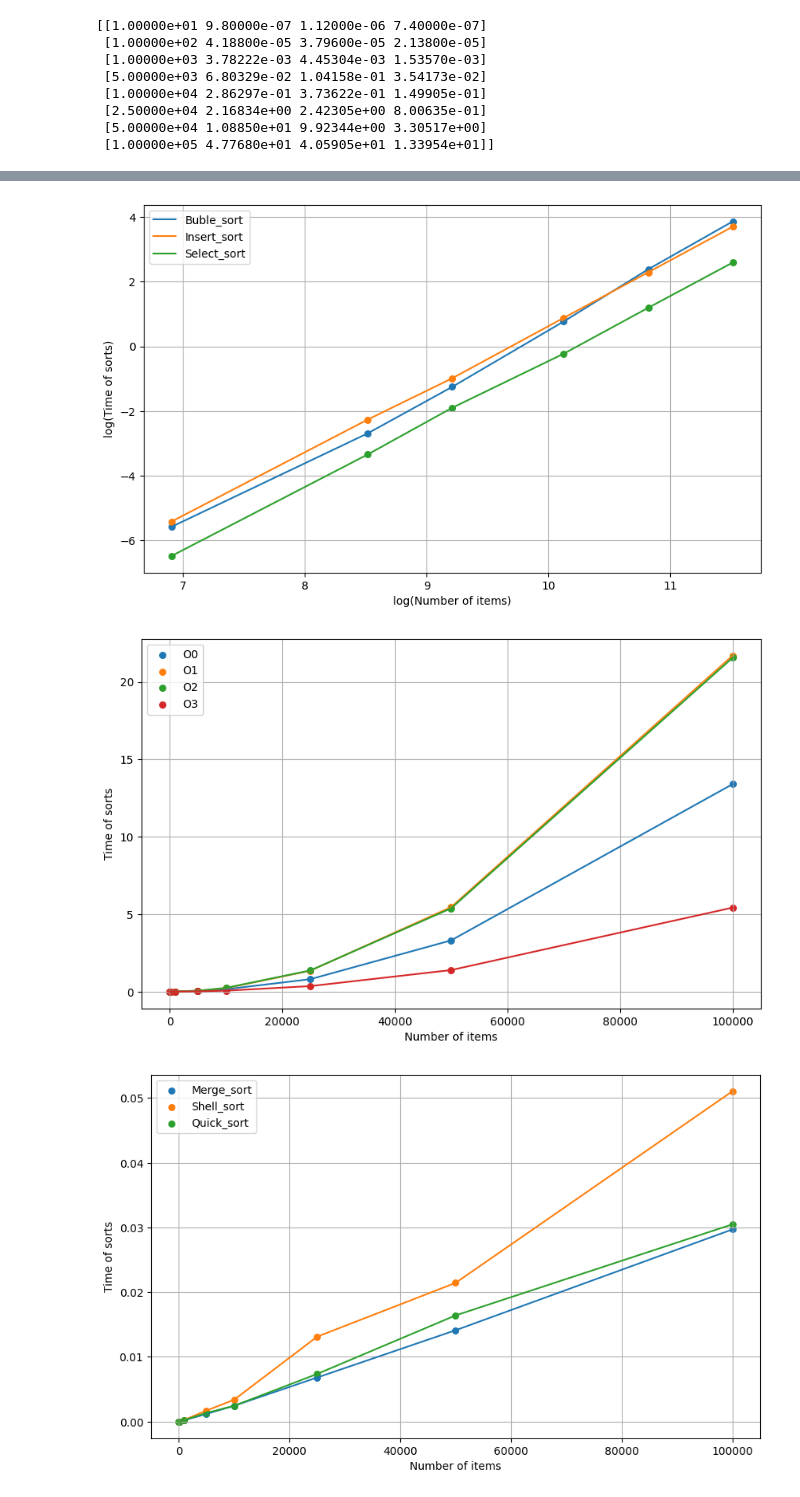
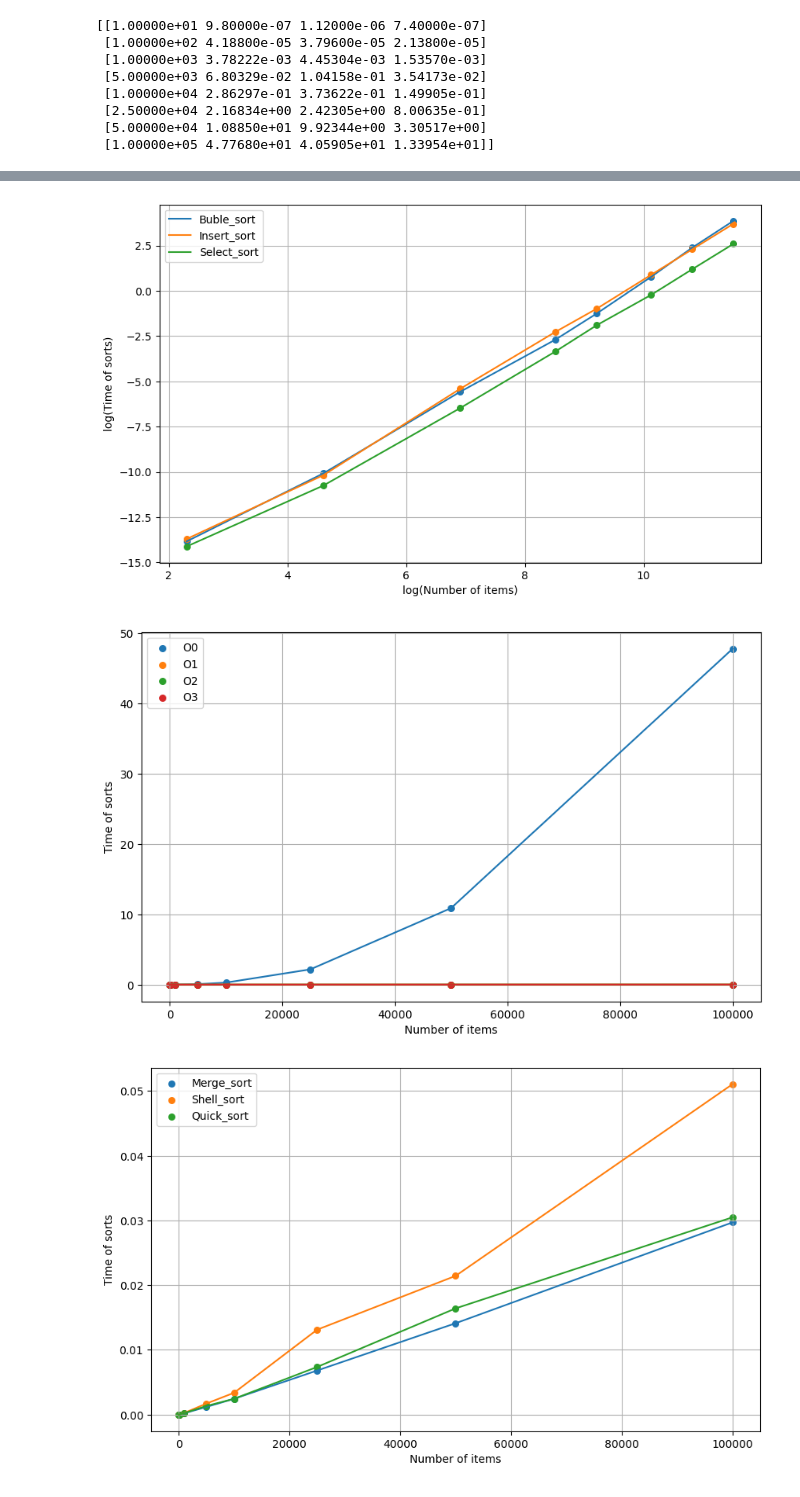
Before and after one commit to Polly23125/Informatics, a Jupyter notebook: Lab_sorts/graph.ipynb, the cells around one changed output, grey strips where cells are left out. Drawn from its saved outputs; the diff is of its cells as text; code cells hidden in the pictures.

```diff
--- a/Lab_sorts/graph.ipynb
+++ b/Lab_sorts/graph.ipynb
@@ -65,35 +67,33 @@ plt.show()
 # %%
-log_N = np.log (N[2:])
-log_bub= np.log (bub[2:])
-log_ins = np.log (ins[2:])
-log_sel = np.log (sel[2:])
+log_N = np.log (N)
+log_bub= np.log (bub)
+log_ins = np.log (ins)
+log_sel = np.log (sel)
 
 plt.figure(figsize=(10, 6))
 
 plt.scatter(log_N, log_bub, s=30)
 plt.scatter(log_N, log_ins, s=30)
 plt.scatter(log_N, log_sel, s=30)
 
 plt.plot(log_N, log_bub, label='Buble_sort')
 plt.plot(log_N, log_ins, label='Insert_sort')
 plt.plot(log_N, log_sel, label='Select_sort')
 
-
-
 plt.xlabel('log(Number of items)')
 plt.ylabel('log(Time of sorts)')
 plt.grid()
 plt.legend()
 plt.savefig('Slow_sorts_log.pdf', format='pdf')
 plt.show()
 # %% [output]
-[figure, old version]
+[figure, new version]
 # %%
 mass2 = np.array(pd.read_csv("2.csv"))
 mass3 = np.array(pd.read_csv("3.csv"))
 mass4 = np.array(pd.read_csv("4.csv"))
 
-o0 = sel
+o0 = bub
 o1 = []
 o2 = []
 o3 = []
@@ -123,10 +123,10 @@ plt.xlabel('Number of items')
 plt.ylabel('Time of sorts')
 plt.grid()
 plt.legend()
-plt.savefig('Optimization.pdf', format='pdf')
+plt.savefig('Optimization_merge.pdf', format='pdf')
 plt.show()
 # %% [output]
-[figure, old version]
+[figure, new version]
 # %%
 mass5 = np.array(pd.read_csv("5.csv"))
 
```
Also changed, not shown: parts of 6 cells of this notebook, 12 other files.
